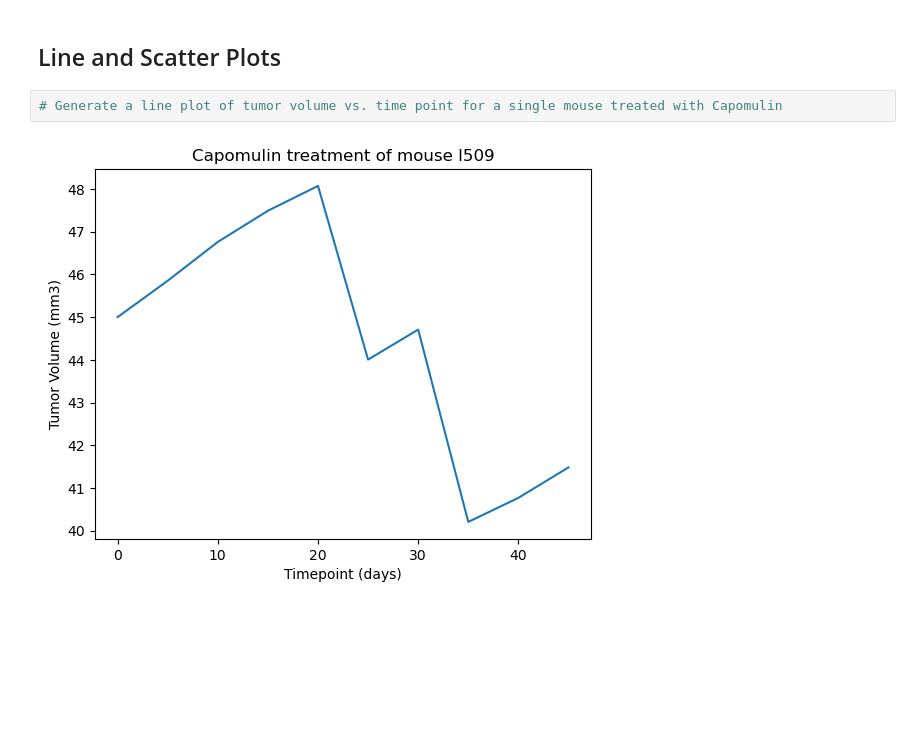
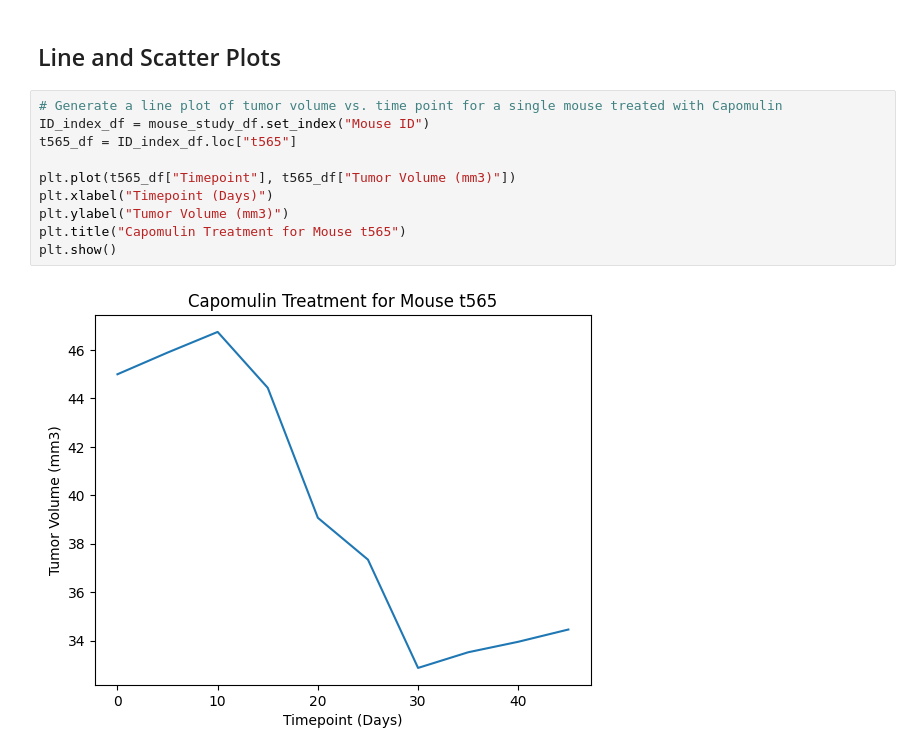
Before and after one commit to Ray-Marshal/visualization_challenge, a Jupyter notebook: pymaceuticals_final.ipynb, the cells around one changed output. Drawn from its saved outputs; the diff is of its cells as text; blank space fills up the shorter version.

```diff
--- a/pymaceuticals_final.ipynb
+++ b/pymaceuticals_final.ipynb
@@ -306,5 +271,13 @@ plt.show()
 ## Line and Scatter Plots
 # %%
 # Generate a line plot of tumor volume vs. time point for a single mouse treated with Capomulin
+ID_index_df = mouse_study_df.set_index("Mouse ID")
+t565_df = ID_index_df.loc["t565"]
+
+plt.plot(t565_df["Timepoint"], t565_df["Tumor Volume (mm3)"])
+plt.xlabel("Timepoint (Days)")
+plt.ylabel("Tumor Volume (mm3)")
+plt.title("Capomulin Treatment for Mouse t565")
+plt.show()
 # %% [output]
-[figure, old version]
+[figure, new version]
```
Also changed, not shown: parts of 8 cells of this notebook.
